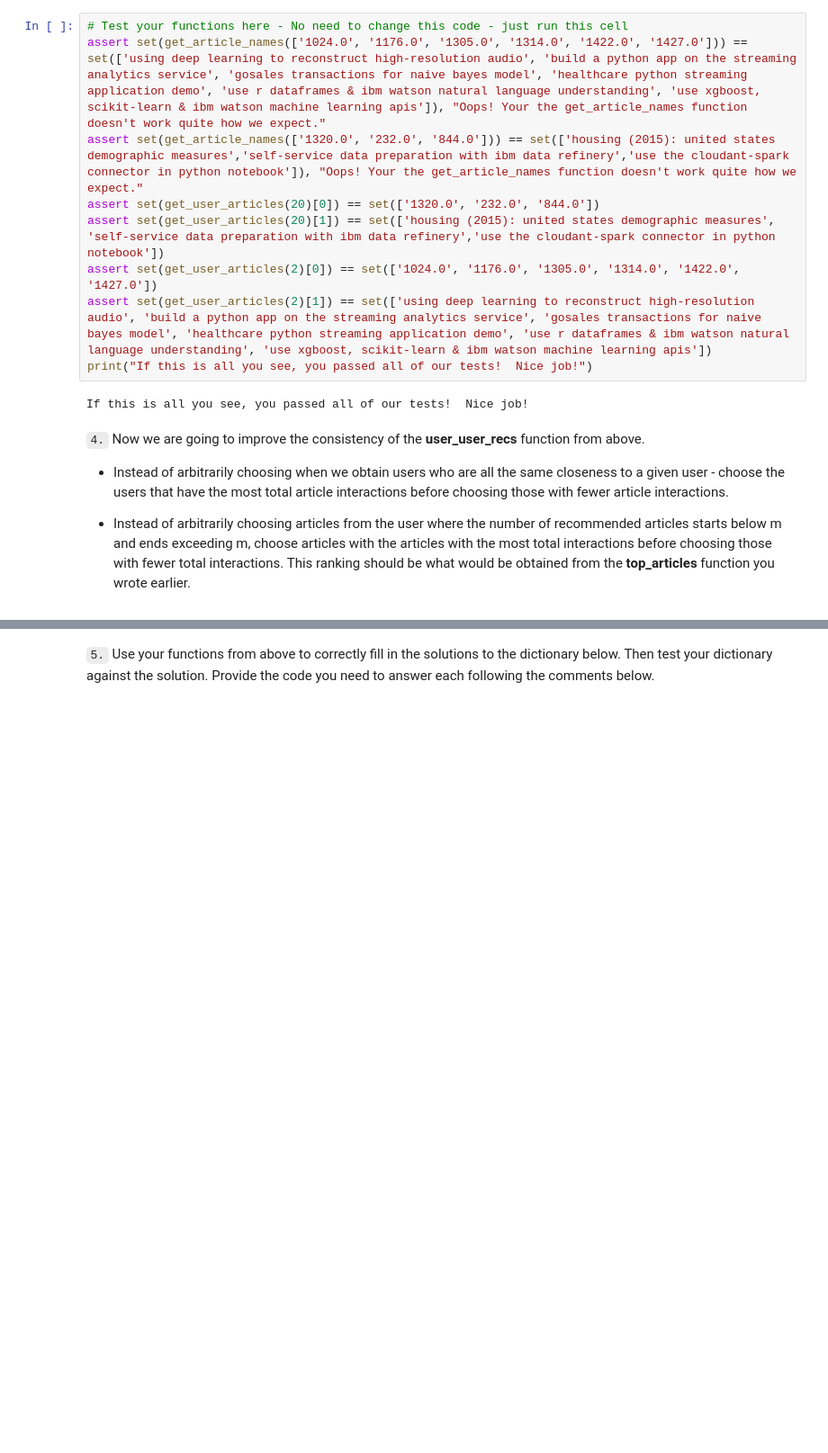
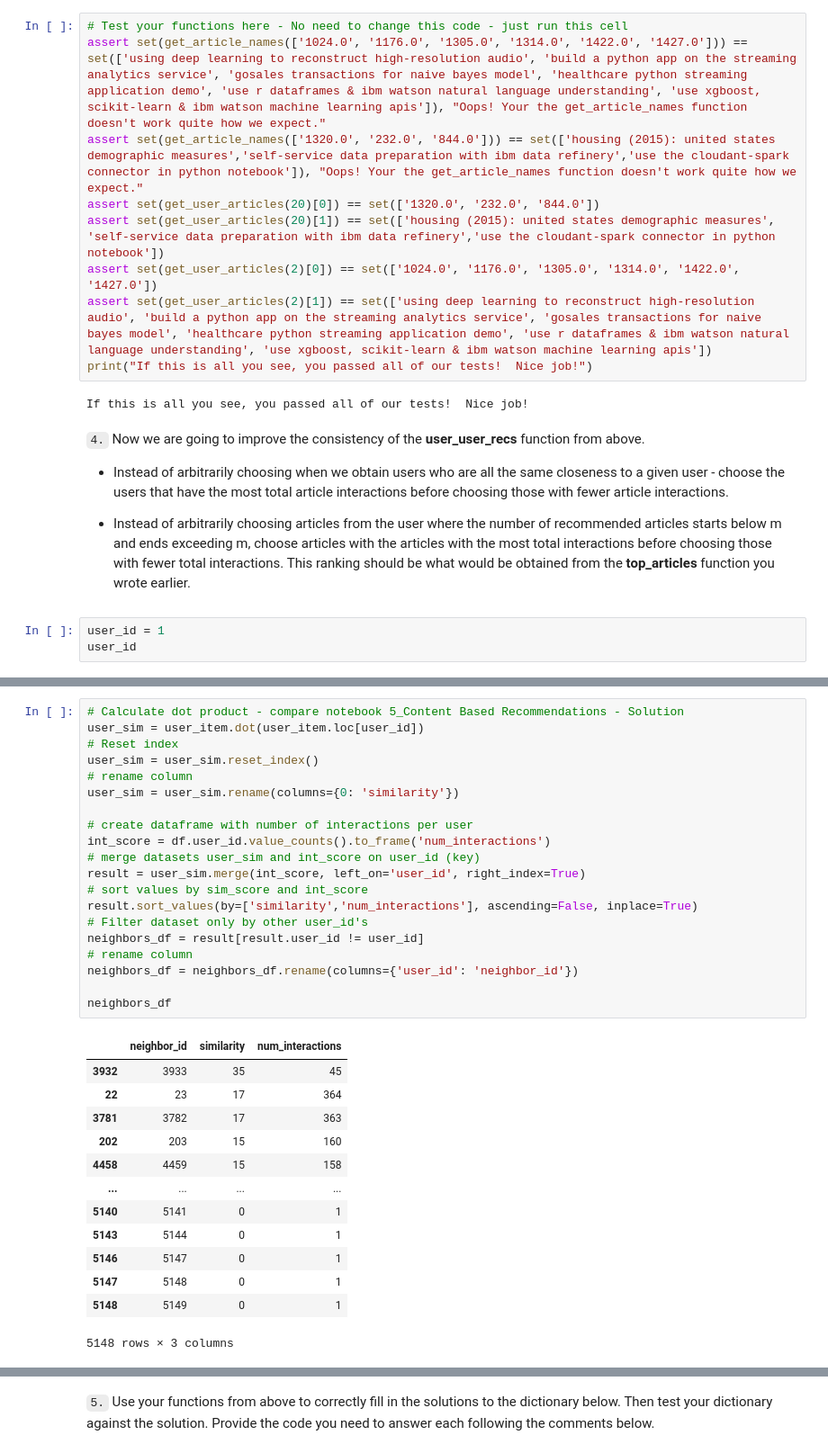
Before and after one commit to andreasschoch/ibm_recommendation, a Jupyter notebook: notebook/Recommendations_with_IBM_dev.ipynb, the cells around one changed output, grey strips where cells are left out. Shown: that part at 90% size. Drawn from its saved outputs; the diff is of its cells as text; blank space fills up the shorter version.

Commit message:
User-User Based Collaborative Filtering(7/7)

```diff
--- a/notebook/Recommendations_with_IBM_dev.ipynb
+++ b/notebook/Recommendations_with_IBM_dev.ipynb
@@ -843,3 +843,6 @@ If this is all you see, you passed all of our tests!  Nice job!
 
 
 * Instead of arbitrarily choosing articles from the user where the number of recommended articles starts below m and ends exceeding m, choose articles with the articles with the most total interactions before choosing those with fewer total interactions. This ranking should be  what would be obtained from the **top_articles** function you wrote earlier.
+# %%
+user_id = 1
+user_id
@@ -845,0 +884,34 @@ If this is all you see, you passed all of our tests!  Nice job!
+# %%
+# Calculate dot product - compare notebook 5_Content Based Recommendations - Solution
+user_sim = user_item.dot(user_item.loc[user_id])
+# Reset index
+user_sim = user_sim.reset_index()
+# rename column
+user_sim = user_sim.rename(columns={0: 'similarity'})
+
+# create dataframe with number of interactions per user
+int_score = df.user_id.value_counts().to_frame('num_interactions')
+# merge datasets user_sim and int_score on user_id (key)
+result = user_sim.merge(int_score, left_on='user_id', right_index=True)
+# sort values by sim_score and int_score
+result.sort_values(by=['similarity','num_interactions'], ascending=False, inplace=True)
+# Filter dataset only by other user_id's
+neighbors_df = result[result.user_id != user_id]
+# rename column
+neighbors_df = neighbors_df.rename(columns={'user_id': 'neighbor_id'})
+
+neighbors_df
+# %% [output]
+|  | neighbor_id | similarity | num_interactions |
+| 3932 | 3933 | 35 | 45 |
+| 22 | 23 | 17 | 364 |
+| 3781 | 3782 | 17 | 363 |
+| 202 | 203 | 15 | 160 |
+| 4458 | 4459 | 15 | 158 |
+| ... | ... | ... | ... |
+| 5140 | 5141 | 0 | 1 |
+| 5143 | 5144 | 0 | 1 |
+| 5146 | 5147 | 0 | 1 |
+| 5147 | 5148 | 0 | 1 |
+| 5148 | 5149 | 0 | 1 |
+5148 rows × 3 columns
```
Also changed, not shown: parts of 16 cells of this notebook.
